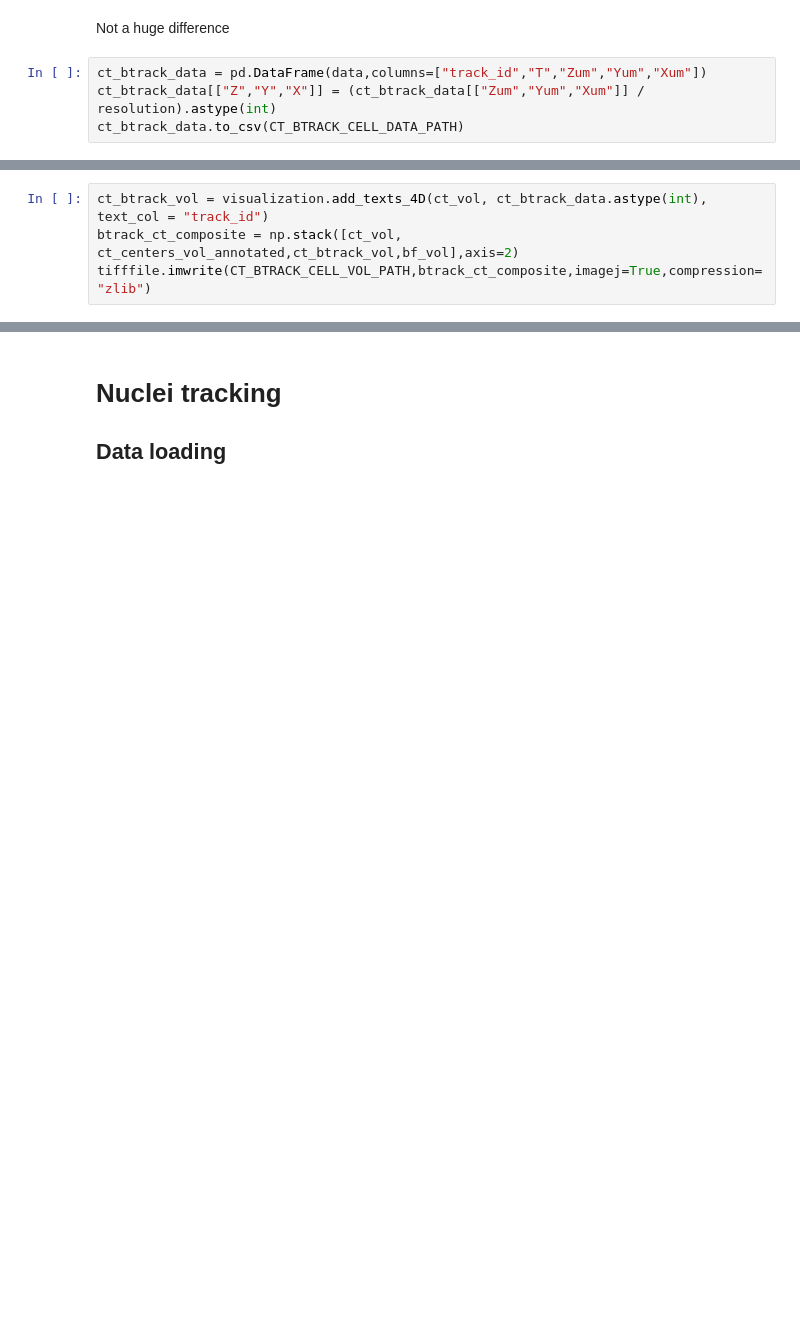
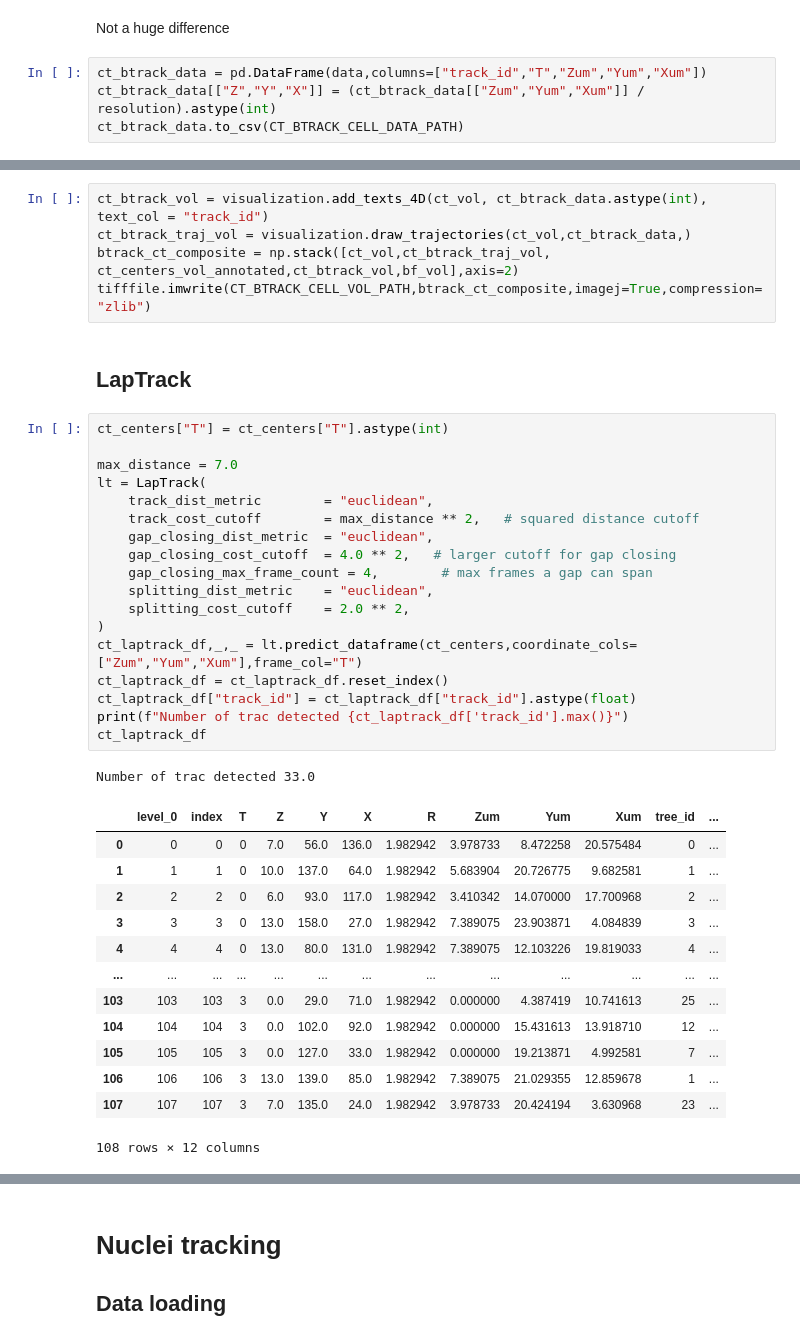
Before and after one commit to UPGON/Zfish_Centrioles_Tracking_Pipeline, a Jupyter notebook: notebooks/tracking/20260506CFHc_CetnEos_H2BmCherry_CS_30hpf_25-63x.ipynb, the cells around one changed output, grey strips where cells are left out. Drawn from its saved outputs; the diff is of its cells as text; blank space fills up the shorter version.

```diff
--- a/notebooks/tracking/20260506CFHc_CetnEos_H2BmCherry_CS_30hpf_25-63x.ipynb
+++ b/notebooks/tracking/20260506CFHc_CetnEos_H2BmCherry_CS_30hpf_25-63x.ipynb
@@ -354,4 +366,40 @@ ct_btrack_data.to_csv(CT_BTRACK_CELL_DATA_PATH)
 # %%
 ct_btrack_vol = visualization.add_texts_4D(ct_vol, ct_btrack_data.astype(int), text_col = "track_id")
-btrack_ct_composite = np.stack([ct_vol, ct_centers_vol_annotated,ct_btrack_vol,bf_vol],axis=2)
+ct_btrack_traj_vol = visualization.draw_trajectories(ct_vol,ct_btrack_data,)
+btrack_ct_composite = np.stack([ct_vol,ct_btrack_traj_vol, ct_centers_vol_annotated,ct_btrack_vol,bf_vol],axis=2)
 tifffile.imwrite(CT_BTRACK_CELL_VOL_PATH,btrack_ct_composite,imagej=True,compression="zlib")
+# %% [markdown]
+## LapTrack
+# %%
+ct_centers["T"] = ct_centers["T"].astype(int)
+
+max_distance = 7.0
+lt = LapTrack(
+    track_dist_metric        = "euclidean",
+    track_cost_cutoff        = max_distance ** 2,   # squared distance cutoff
+    gap_closing_dist_metric  = "euclidean",
+    gap_closing_cost_cutoff  = 4.0 ** 2,   # larger cutoff for gap closing
+    gap_closing_max_frame_count = 4,        # max frames a gap can span
+    splitting_dist_metric    = "euclidean",
+    splitting_cost_cutoff    = 2.0 ** 2,
+)
+ct_laptrack_df,_,_ = lt.predict_dataframe(ct_centers,coordinate_cols=["Zum","Yum","Xum"],frame_col="T")
+ct_laptrack_df = ct_laptrack_df.reset_index()
+ct_laptrack_df["track_id"] = ct_laptrack_df["track_id"].astype(float)
+print(f"Number of trac detected {ct_laptrack_df['track_id'].max()}")
+ct_laptrack_df
+# %% [output]
+Number of trac detected 33.0
+|  | level_0 | index | T | Z | Y | X | R | Zum | Yum | Xum | tree_id | ... |
+| 0 | 0 | 0 | 0 | 7.0 | 56.0 | 136.0 | 1.982942 | 3.978733 | 8.472258 | 20.575484 | 0 | ... |
+| 1 | 1 | 1 | 0 | 10.0 | 137.0 | 64.0 | 1.982942 | 5.683904 | 20.726775 | 9.682581 | 1 | ... |
+| 2 | 2 | 2 | 0 | 6.0 | 93.0 | 117.0 | 1.982942 | 3.410342 | 14.070000 | 17.700968 | 2 | ... |
+| 3 | 3 | 3 | 0 | 13.0 | 158.0 | 27.0 | 1.982942 | 7.389075 | 23.903871 | 4.084839 | 3 | ... |
+| 4 | 4 | 4 | 0 | 13.0 | 80.0 | 131.0 | 1.982942 | 7.389075 | 12.103226 | 19.819033 | 4 | ... |
+| ... | ... | ... | ... | ... | ... | ... | ... | ... | ... | ... | ... | ... |
+| 103 | 103 | 103 | 3 | 0.0 | 29.0 | 71.0 | 1.982942 | 0.000000 | 4.387419 | 10.741613 | 25 | ... |
+| 104 | 104 | 104 | 3 | 0.0 | 102.0 | 92.0 | 1.982942 | 0.000000 | 15.431613 | 13.918710 | 12 | ... |
+| 105 | 105 | 105 | 3 | 0.0 | 127.0 | 33.0 | 1.982942 | 0.000000 | 19.213871 | 4.992581 | 7 | ... |
+| 106 | 106 | 106 | 3 | 13.0 | 139.0 | 85.0 | 1.982942 | 7.389075 | 21.029355 | 12.859678 | 1 | ... |
+| 107 | 107 | 107 | 3 | 7.0 | 135.0 | 24.0 | 1.982942 | 3.978733 | 20.424194 | 3.630968 | 23 | ... |
+108 rows × 12 columns
```
Also changed, not shown: parts of 25 cells of this notebook, 28 other files.
